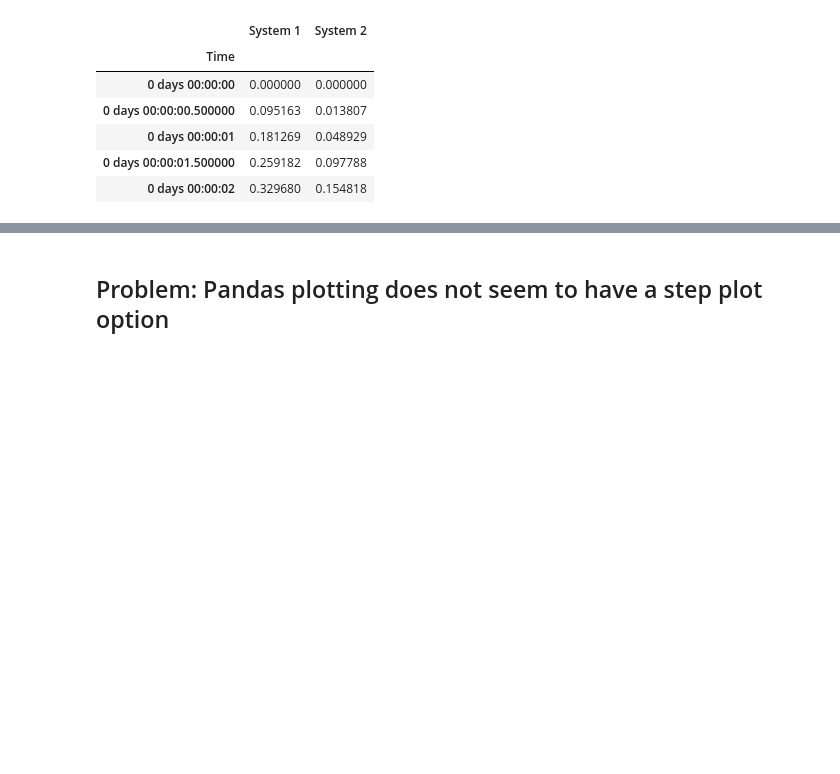
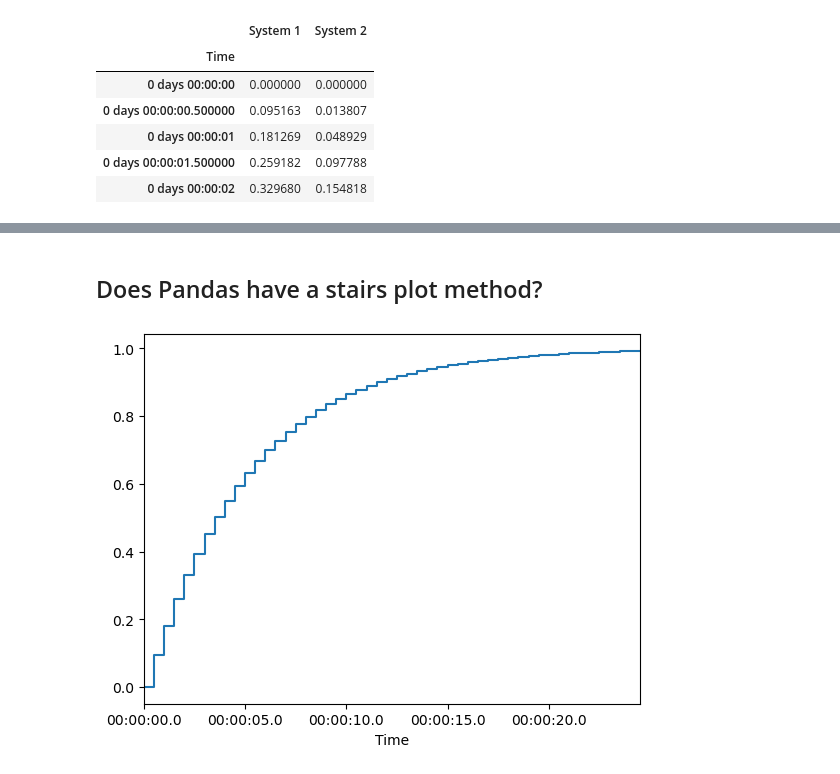
Before and after one commit to billtubbs/python-control-examples, a Jupyter notebook: Demonstrate-Pandas-time-series-plotting.ipynb, the cells around one changed output, grey strips where cells are left out. Cells and saved outputs as stored; diff of their text form; code cells hidden in the pictures; blank space fills up the shorter version.

Commit message:
Added demo of step plot

```diff
--- a/Demonstrate-Pandas-time-series-plotting.ipynb
+++ b/Demonstrate-Pandas-time-series-plotting.ipynb
@@ -105,4 +101,8 @@ plt.show()
 # %% [markdown]
-## Problem: Pandas plotting does not seem to have a step plot option
+## Does Pandas have a stairs plot method?
 # %%
-# ts1.plot(kind='step')  # raises ValueError: step is not a valid plot kind
+# Yes!
+sim_results['System 1'].plot(drawstyle="steps-post")
+plt.show()
+# %% [output]
+[figure, added]
```
Also changed, not shown: parts of 5 cells of this notebook.
